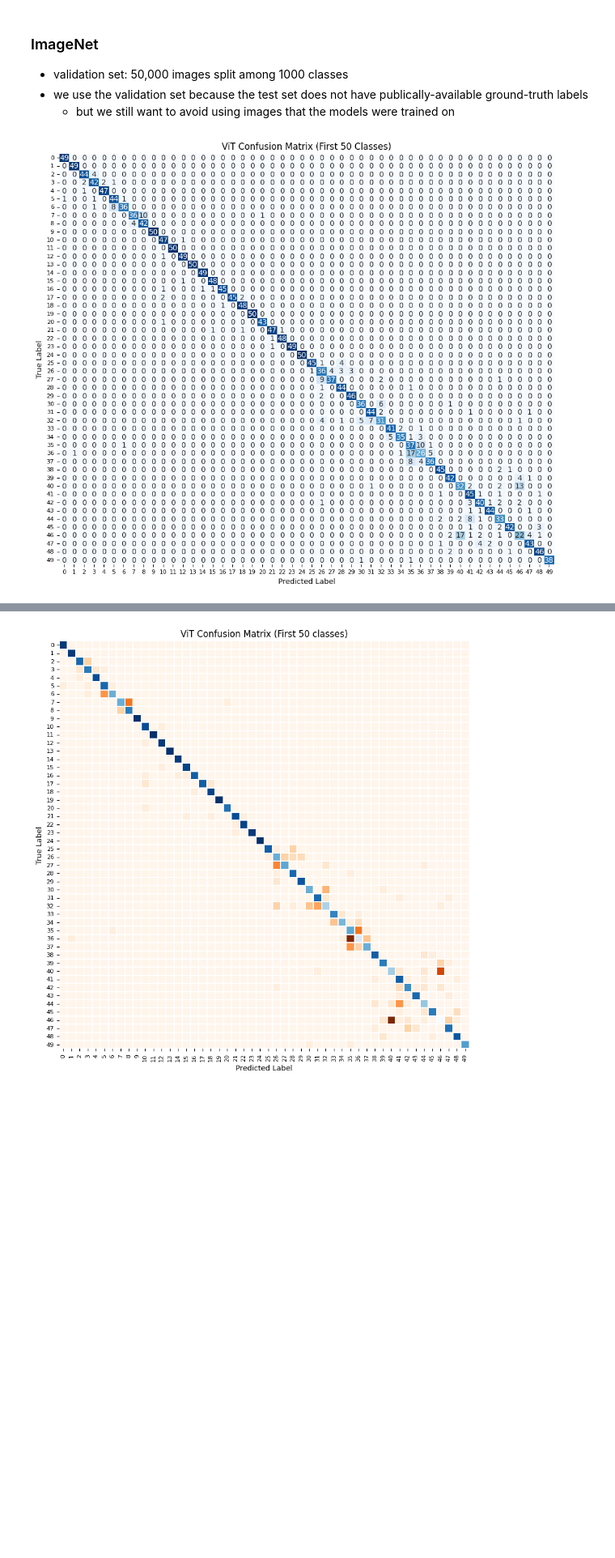
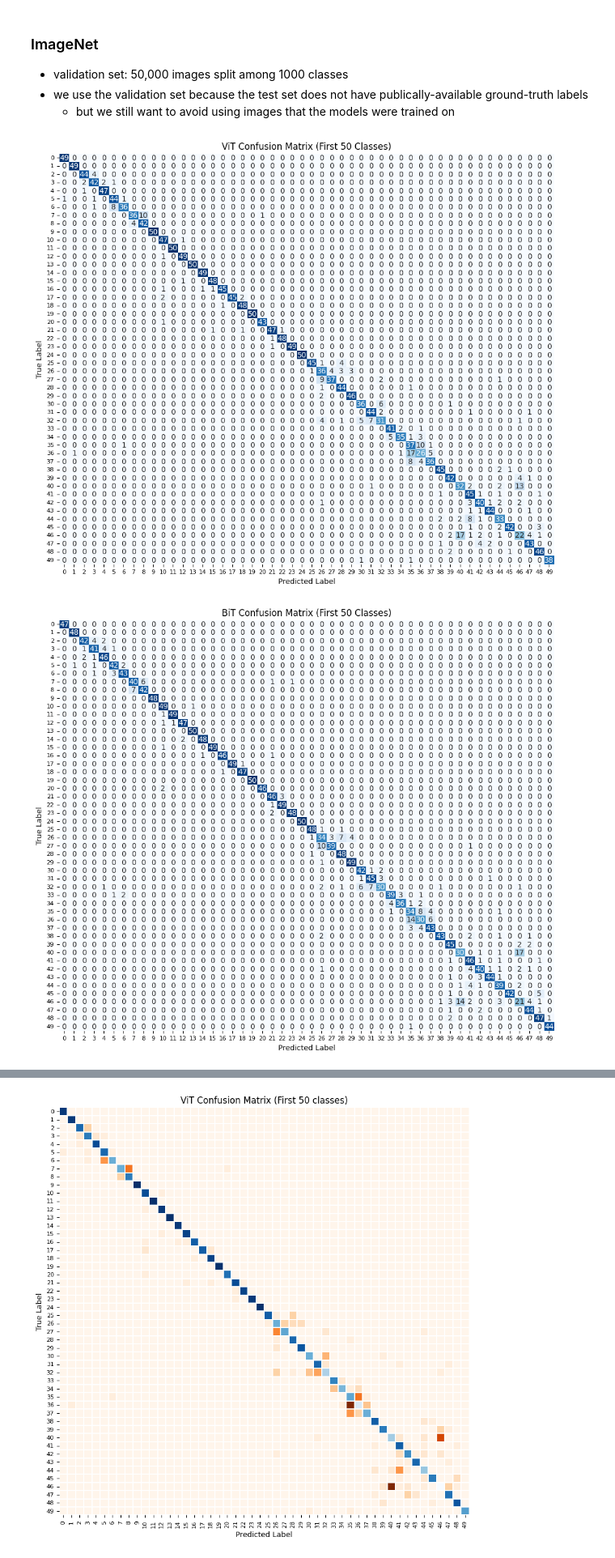
Before and after one commit to MagneticZebra/ViT-vs-CNN, a Jupyter notebook: cnn_vs_vit.ipynb, the cells around one changed output, grey strips where cells are left out. Shown at 81% size. Saved outputs shown, nothing was run; the diff lists cells and outputs as text; code cells hidden in the pictures; blank space fills up the shorter version.

```diff
--- a/cnn_vs_vit.ipynb
+++ b/cnn_vs_vit.ipynb
@@ -528,24 +553,19 @@ cm_bit = confusion_matrix(bit_labels, bit_preds)
 # Get unique labels from the true labels
 unique_labels = np.unique(vit_labels)  # Using vit_labels, as an example
 class_names = [f'{label}' for label in unique_labels]  # Replace with actual class names if available
-# %%
-num_classes_to_plot = 20
-vit_true_classes = np.unique(vit_labels)
-vit_pred_classes = np.unique(vit_preds)
-num_classes_to_plot = 50
-class_names = [label for label in np.unique(np.concatenate([vit_true_classes, vit_pred_classes]))]
-
-# Select the first 5 classes from the confusion matrix
-cm_vit_filtered = cm_vit[:num_classes_to_plot, :num_classes_to_plot]
-
-# Plot confusion matrix for ViT with reduced font size for labels
-plt.figure(figsize=(12, 10))
-sns.heatmap(cm_vit_filtered, annot=True, fmt='d', cmap='Blues', xticklabels=class_names[:num_classes_to_plot], yticklabels=class_names[:num_classes_to_plot], cbar=False)
-plt.title('ViT Confusion Matrix (First 50 Classes)')
-plt.xlabel('Predicted Label')
-plt.ylabel('True Label')
-plt.xticks(fontsize=8)
-plt.yticks(fontsize=8)
-plt.show()
-# %% [output]
-[figure, removed]
+# %%
+# Example usage for
+vit_true_classes = np.unique(vit_labels)
+vit_pred_classes = np.unique(vit_preds)
+bit_true_classes = np.unique(bit_labels)
+bit_pred_classes = np.unique(bit_preds)
+
+vit_plotter = ConfusionMatrixPlotter(vit_true_classes, vit_pred_classes, cm_vit, num_classes_to_plot=50, model_name="ViT")
+vit_plotter.plot()
+
+# Example usage for BiT
+bit_plotter = ConfusionMatrixPlotter(bit_true_classes, bit_pred_classes, cm_bit, num_classes_to_plot=50, model_name="BiT")
+bit_plotter.plot()
+# %% [output]
+[figure, added]
+[figure, added]
```
Also changed, not shown: parts of 26 cells of this notebook.
